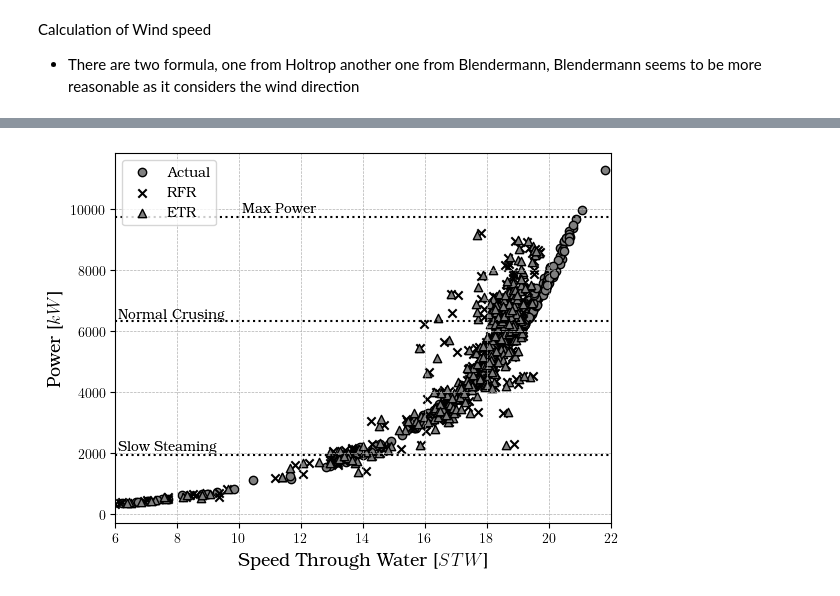
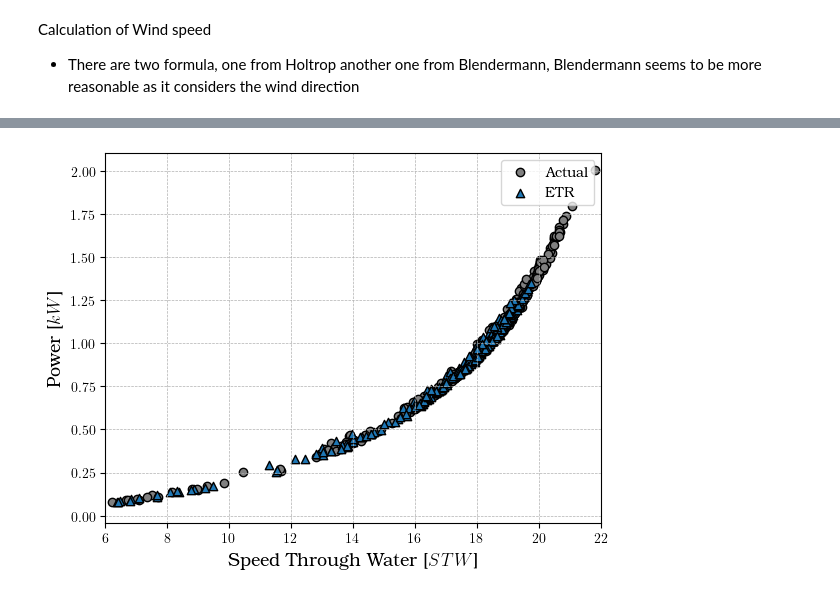
Before and after one commit to hiwafi/thesis-ais, a Jupyter notebook: AISJune_stg_two_v3.ipynb, the cells around one changed output, grey strips where cells are left out. Saved outputs shown, nothing was run; the diff lists cells and outputs as text; code cells hidden in the pictures.

```diff
--- a/AISJune_stg_two_v3.ipynb
+++ b/AISJune_stg_two_v3.ipynb
@@ -1445,10 +1418,10 @@ Mean wave resistance STAWAVE-1 109.71 N
 # %%
-# Calculate total Resistance
+# # Calculate total Resistance
 
-dfprog['R_tot'] = dfprog['R_f'] + dfprog['R_app'] + dfprog['R_w'] + dfprog['R_b'] + dfprog['R_a']  + dfprog['R_aa'] + dfprog['R_awl'] + dfprog['R_tr']
-# dfprog['R_tot'] = dfprog['R_f'] + dfprog['R_app'] + dfprog['R_w'] + dfprog['R_b'] + dfprog['R_a']  + dfprog['R_aa_hm'] + dfprog['R_awl']
+# dfprog['R_tot'] = dfprog['R_f'] + dfprog['R_app'] + dfprog['R_w'] + dfprog['R_b'] + dfprog['R_a']  + dfprog['R_aa'] + dfprog['R_awl'] + dfprog['R_tr']
+# # dfprog['R_tot'] = dfprog['R_f'] + dfprog['R_app'] + dfprog['R_w'] + dfprog['R_b'] + dfprog['R_a']  + dfprog['R_aa_hm'] + dfprog['R_awl']
 
-dfprog['R_tot'] = dfprog['R_tot'] / 1e3
+# dfprog['R_tot'] = dfprog['R_tot'] / 1e3
 
-df_prog=dfprog.drop(['C_f','Re','Fn_i'],axis=1)
+# df_prog=dfprog.drop(['C_f','Re','Fn_i'],axis=1)
 # %%
@@ -1666,7 +1595,7 @@ def foc_fun(stw,T_dyn,windspeed,truewindir,H_s,truewavedir):
     # Then Froude number is required
 
     V_n = 17.7/1.94384
-    Fr_n = V_n / math.sqrt(g*lpp)
+    Fr_n = V_n / math.sqrt(g*lwl)
     print(f"Froude Number {Fr_n:0.4f}")
 
     C_b = -4.22 + 27.8*math.sqrt(Fr_n) - 39.1*Fr_n + 46.6*(Fr_n)**3
@@ -1735,6 +1664,7 @@ def foc_fun(stw,T_dyn,windspeed,truewindir,H_s,truewavedir):
     # Calculate transverse bulb area A_bt, Transom area A_t and immersed midship section area A_m according to Kim 2019
 
     # dfprog['A_m'] = B*dfprog['draught']*C_m
+    # Borrow estimation of Am from Guldahmmer and Harvald
     A_m = dsp/(lpp*C_p)
     A_t = 0.051 * A_m
     A_bt = 0.085*A_m # From approximation of Kracht78, Similar to Charcalis
@@ -1845,7 +1775,7 @@ def foc_fun(stw,T_dyn,windspeed,truewindir,H_s,truewavedir):
 
     # Use dynamic Froude here to refect the actual resistance due to ship movement
 
-    Fr_n_dyn = stw_ms / math.sqrt(g*lpp)
+    Fr_n_dyn = stw_ms / math.sqrt(g*lwl)
     # Updated formula use m_4
     m4 = 0.4 * c15 * np.exp(-0.034*Fr_n_dyn **-3.29)
 
@@ -1863,16 +1793,9 @@ def foc_fun(stw,T_dyn,windspeed,truewindir,H_s,truewavedir):
     # Calculate Resistance due to Bulbous Bow
     # Calculate effect of forward sinkage h_f and local wave height at bow h_w
 
-    h_f = C_p * C_m * (136-316-3*Fr_n_dyn)*Fr_n_dyn**3
-    h_w = (i_e * stw_ms **2) / (400*g)
-
     P_b = 0.56*np.sqrt(A_bt)/(T_fwd-1.5*h_b)
     Fn_i = stw_ms / np.sqrt(g*(T_fwd-h_b-0.25*np.sqrt(A_bt))+0.15*stw_ms**2)
-    # Updated Fn_i
-    # Fn_i = stw_ms / np.sqrt(g*(T_fwd-h_b-0.25*np.sqrt(A_bt)+h_f+h_w))
     R_b = 0.11 * np.exp(-3*P_b**-2)*Fn_i**3*A_bt**1.5*rho_sea*g/(1+Fn_i**2)
-    # Update R_b
-    # dfprog['R_b'] = 0.11 * rho_sea * g * np.sqrt(dfprog['A_bt'])**3 * ((dfprog['Fn_i']**3)/(1 + dfprog['Fn_i']**2)) * np.exp(-3*P_b**-2)
 
     print(f"Emergence of bulb Pb {P_b.mean():0.4f}")
     print(f"Immersion Froude number Fn_i {Fn_i.mean():0.2f}")
@@ -1950,6 +1873,8 @@ def foc_fun(stw,T_dyn,windspeed,truewindir,H_s,truewavedir):
 
     print(f"Mean wave resistance STAWAVE-1 {R_awl.mean():0.2f} N")
 
+    R_tot = (R_f + R_app + R_w + R_b + R_a + R_tr  + R_aa + R_awl)/1e3
+
     # Calculate Efficiencies
 
     # Diameter value for ship estimated from Bertram
@@ -2086,31 +2011,31 @@ Average Fuel Consumption per hour 0.868 T
 # %%
 slow_steam = 0.2*9760
 normal = 0.65*9760
 max_Pb = 9760
 
-plt.scatter(dfprog['stw_act'],P_b_act,edgecolors='black',c='grey',label=rf"Actual")
-plt.scatter(dfprog['stw_pred_rf'],P_b_pred_rf,c='black',edgecolors='grey',marker='x',label=rf"RFR")
+plt.scatter(dfprog['stw_act'],FOC_act,edgecolors='black',c='grey',label=rf"Actual")
+# plt.scatter(dfprog['stw_pred_rf'],P_b_pred_rf,c='black',edgecolors='grey',marker='x',label=rf"RFR")
 # plt.scatter(dfprog['stw_pred_dt'],P_b_pred_dt,c='orange',edgecolors='black',marker='+')
 # plt.scatter(dfprog['stw_pred_mlr'],P_b_pred_mlr,edgecolors='black',marker='^',facecolors='none')
 # plt.scatter(dfprog['stw_pred'],P_b_pred,c='#1f77b4',edgecolors='black')
 # plt.scatter(dfprog['stw_act'],P_b_act,edgecolors='black',c='grey',label=rf"Actual")
-plt.scatter(dfprog['stw_pred'],P_b_pred,edgecolors='black',c='grey',marker='^',label=rf"ETR")
+plt.scatter(dfprog['stw_pred'],FOC_pred,edgecolors='black',c='#1f77b4',marker='^',label=rf"ETR")
 # plt.scatter(dfprog['stw_act'],P_b_act,edgecolors='black',c='orange')
 # Here: add a new tick with the required value
-plt.axhline(y=slow_steam,linestyle = 'dotted',c='k')
-plt.axhline(y=normal,linestyle = 'dotted',c='k')
-plt.axhline(y=max_Pb,linestyle = 'dotted',c='k')
-plt.text(6.1,2100,'Slow Steaming',rotation=360)
-plt.text(6.1,6444,'Normal Crusing',rotation=360)
-plt.text(10.1,9900,'Max Power',rotation=360)
+# plt.axhline(y=slow_steam,linestyle = 'dotted',c='k')
+# plt.axhline(y=normal,linestyle = 'dotted',c='k')
+# plt.axhline(y=max_Pb,linestyle = 'dotted',c='k')
+# plt.text(6.1,2100,'Slow Steaming',rotation=360)
+# plt.text(6.1,6444,'Normal Crusing',rotation=360)
+# plt.text(10.1,9900,'Max Power',rotation=360)
 plt.xlim(6,22)
 plt.xlabel(r'Speed Through Water [$STW$]', fontsize=13)
 plt.ylabel(r'Power [$kW$]', fontsize=13)
 plt.grid(linestyle = '--', linewidth = 0.5)
 plt.legend()
 plt.show()
 # %% [output]
-[figure, old version]
+[figure, new version]
 # %%
 stw_pred = dfprog['stw_pred']
 stw_act = dfprog['stw_act']
```
Also changed, not shown: parts of 79 cells of this notebook, 1 other file.
